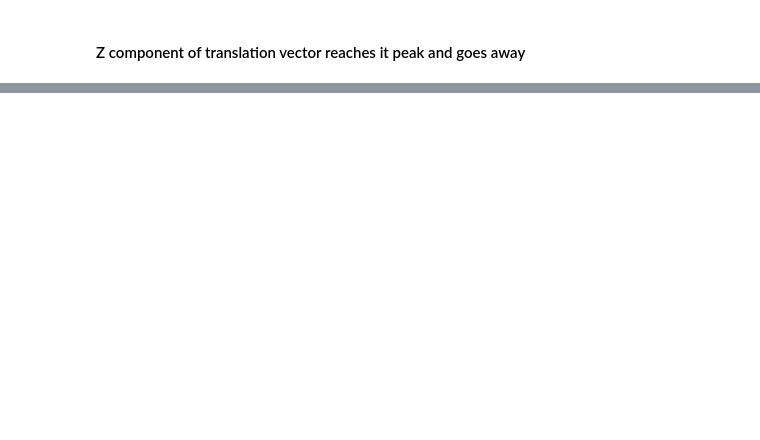
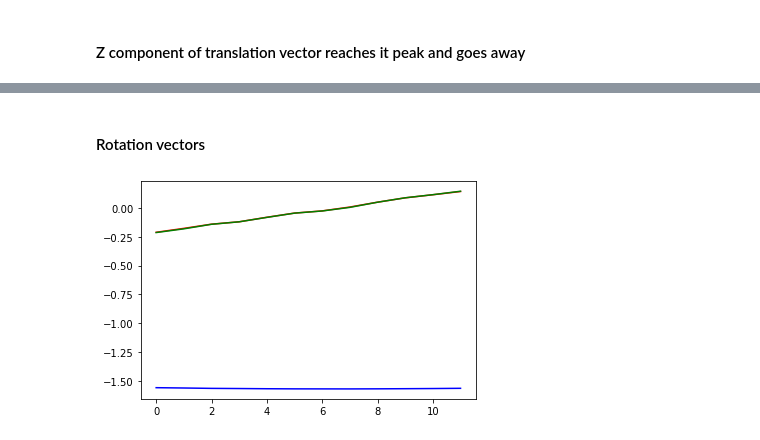
Before and after one commit to mediamead/oneroid, a Jupyter notebook: ipynb/sweep-1x.ipynb, the cells around one changed output, grey strips where cells are left out. Drawn from its saved outputs; the diff is of its cells as text; code cells hidden in the pictures; blank space fills up the shorter version.

Commit message:
ready to run sweep-1x on VR and RR

```diff
--- a/ipynb/sweep-1x.ipynb
+++ b/ipynb/sweep-1x.ipynb
@@ -104,2 +100,6 @@ def rr_sweep():
+# %%
+PHIX_LOW, PHIX_HIGH = np.pi/12, np.pi/6
+DPHI = (PHIX_HIGH - PHIX_LOW) / 25
+phixs = np.arange(PHIX_LOW, PHIX_HIGH+DPHI, DPHI)
 # %% [markdown]
 ## VR robot
@@ -110,0 +106,12 @@ last_phi: 0.439823
+# %%
+phiss, camps, tvecs, rvecs = vr_sweep(phixs)
+
+# distance from damera position to the center of the chessboard
+camds = []
+for cam_p in camps:
+    cam_d = np.sqrt(np.sum(np.square(np.array(cam_p) - np.array([2, 0, 0.59])), axis=0))
+    camds.append(cam_d)
+camds = np.array(camds)
+
+# length of the translation vector
+tvecds = np.sqrt(np.sum(np.square(tvecs), axis=1)).ravel()
@@ -142,0 +170,2 @@ plt.plot(tvecs[:,2], 'r.')
+# %% [markdown]
+#### Rotation vectors
@@ -142,0 +191,4 @@ plt.plot(tvecs[:,2], 'r.')
+# %%
+_ = plt.plot(rvecs[:,0], 'r', rvecs[:,1], 'g', rvecs[:,2], 'b', )
+# %% [output]
+[figure, added]
```
Also changed, not shown: parts of 21 cells of this notebook, 2 other files.
